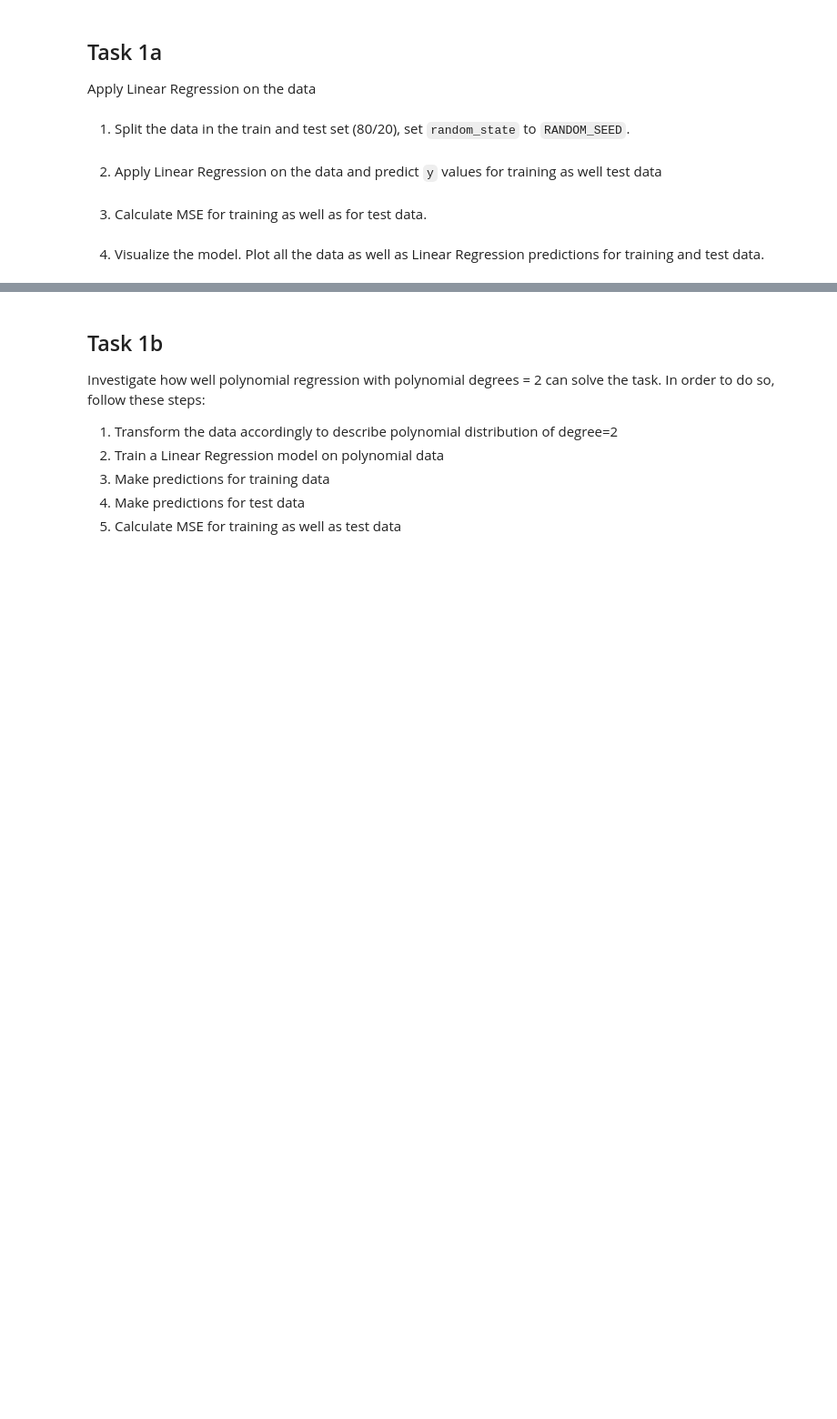
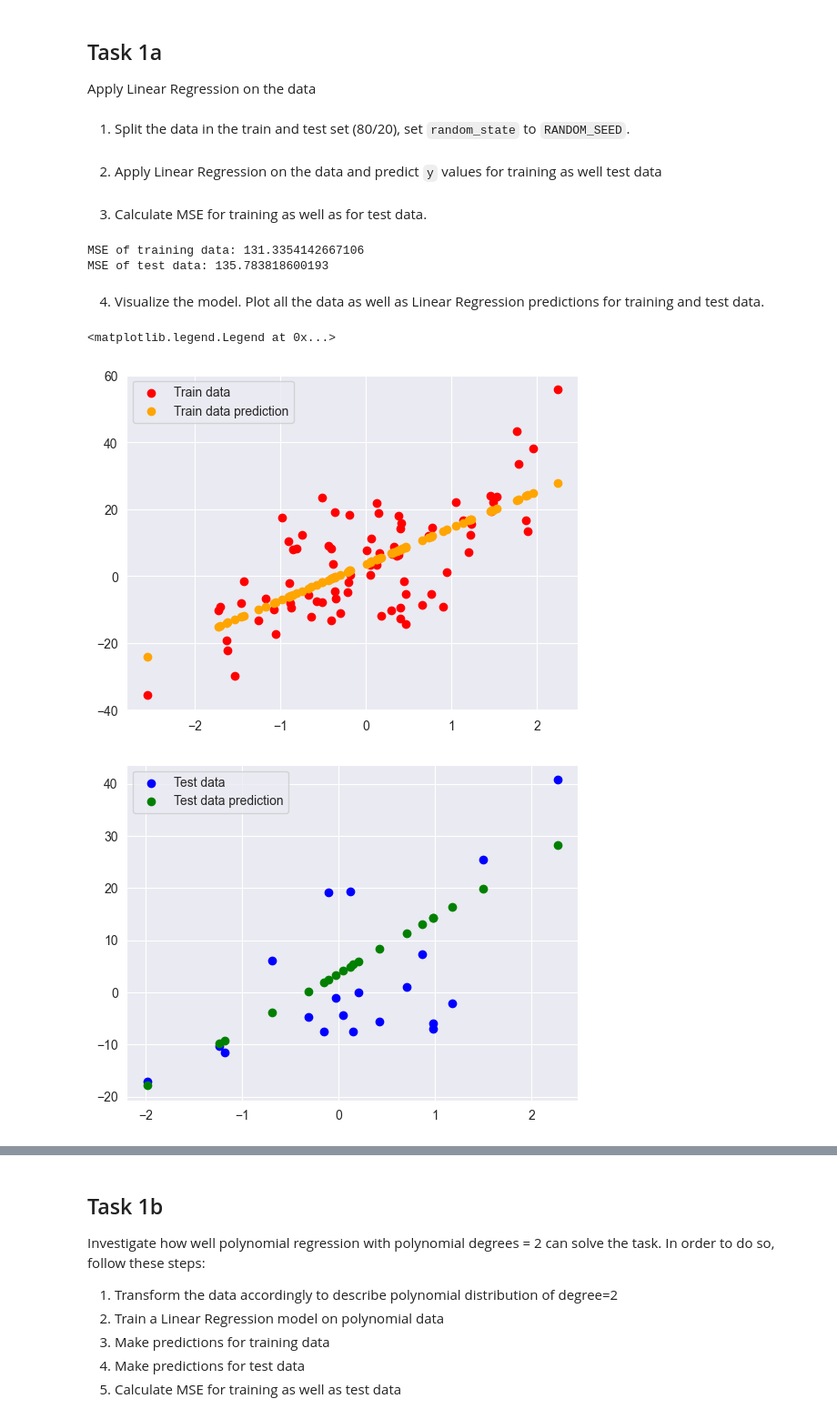
Before and after one commit to tumxo/mldm_hs22, a Jupyter notebook: labs/L04_Polynomial_and_Logistic_Regression_LAB_ASSIGNMENT.ipynb, the cells around one changed output, grey strips where cells are left out. Shown at 91% size. Saved outputs shown, nothing was run; the diff lists cells and outputs as text; code cells hidden in the pictures; blank space fills up the shorter version.

```diff
--- a/labs/L04_Polynomial_and_Logistic_Regression_LAB_ASSIGNMENT.ipynb
+++ b/labs/L04_Polynomial_and_Logistic_Regression_LAB_ASSIGNMENT.ipynb
@@ -29,6 +29,7 @@ Apply Linear Regression on the data
 1. Split the data in the train and test set (80/20), set `random_state` to `RANDOM_SEED`.
 # %%
 from sklearn.model_selection import train_test_split
-X_train, X_test, y_train, y_test = ...
+
+X_train, X_test, y_train, y_test = train_test_split(x, y,test_size=.2, train_size=.8, random_state=RANDOM_SEED)
 # %% [markdown]
 2. Apply Linear Regression on the data and predict `y` values for training as well test data
@@ -38,11 +36,22 @@ from sklearn.linear_model import LinearRegression
+# %%
+from sklearn.linear_model import LinearRegression
+
+lr = LinearRegression().fit(X_train, y_train)
+
+y_train_pred = lr.predict(X_train)
+y_test_pred = lr.predict(X_test)
 # %% [markdown]
 3. Calculate MSE for training as well as for test data.
 # %%
 from sklearn.metrics import mean_squared_error
 
-...
+mse_train = mean_squared_error(y_train, y_train_pred)
+mse_test = mean_squared_error(y_test, y_test_pred)
 
 print(f"MSE of training data: {mse_train}")
-print(f"MSE of training data: {mse_test}")
+print(f"MSE of test data: {mse_test}")
+# %% [output]
+MSE of training data: 131.3354142667106
+MSE of test data: 135.783818600193
 # %% [markdown]
 4. Visualize the model. Plot all the data as well as Linear Regression predictions for training and test data.
@@ -50,0 +58,14 @@ print(f"MSE of training data: {mse_test}")
+# %%
+plt.figure(1)
+plt.scatter(X_train, y_train, color=['red'], label="Train data")
+plt.scatter(X_train, y_train_pred, color=['orange'], label="Train data prediction")
+plt.legend()
+
+plt.figure(2)
+plt.scatter(X_test, y_test, color=['blue'], label="Test data")
+plt.scatter(X_test, y_test_pred, color=['green'], label="Test data prediction")
+plt.legend()
+# %% [output]
+<matplotlib.legend.Legend at 0x...>
+[figure, added]
+[figure, added]
```
Also changed, not shown: parts of 32 cells of this notebook, 1 other file.
